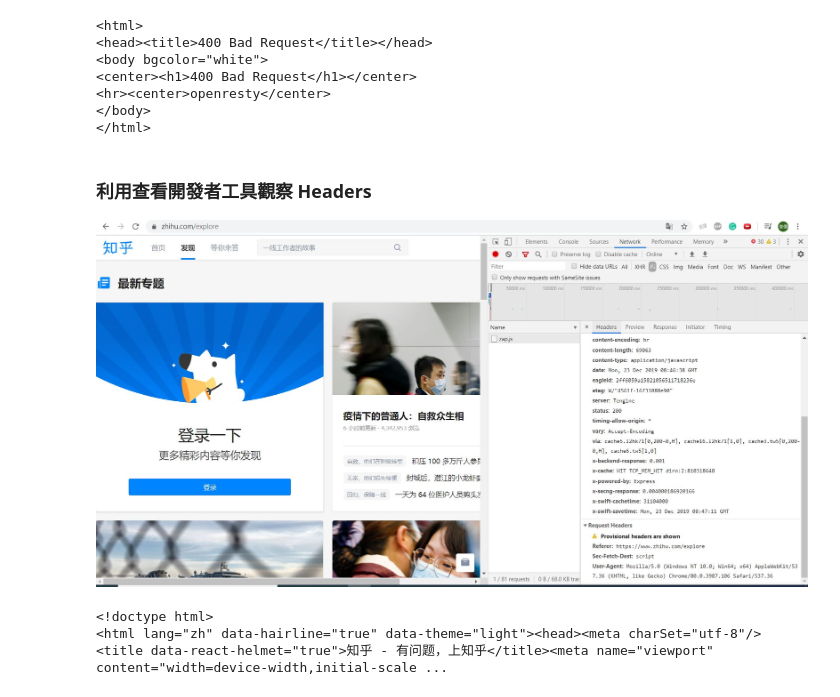
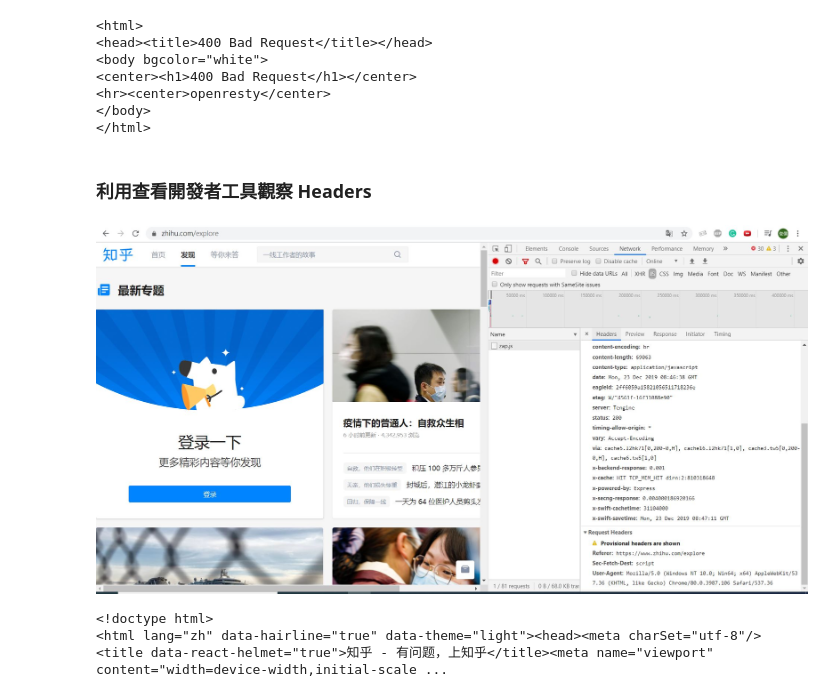
Before and after one commit to WJR0618/1st-PyCrawlerMarathon, a Jupyter notebook: homework/Day018_HW.ipynb, the cells around one changed output. Cells and saved outputs as stored; diff of their text form; code cells hidden in the pictures.

```diff
--- a/homework/Day018_HW.ipynb
+++ b/homework/Day018_HW.ipynb
@@ -26,8 +26,11 @@ print(r.text)
 </html>
 # %% [markdown]
 ### 利用查看開發者工具觀察 Headers
-
-![headers.JPG](attachment:headers.JPG)
+# %%
+from IPython.display import Image
+Image(filename="headers.jpg",width=800,height=400)
+# %% [output]
+[figure, added]
 # %%
 import requests
 url = 'http://www.zhihu.com'
```
Also changed, not shown: parts of 2 cells of this notebook.
